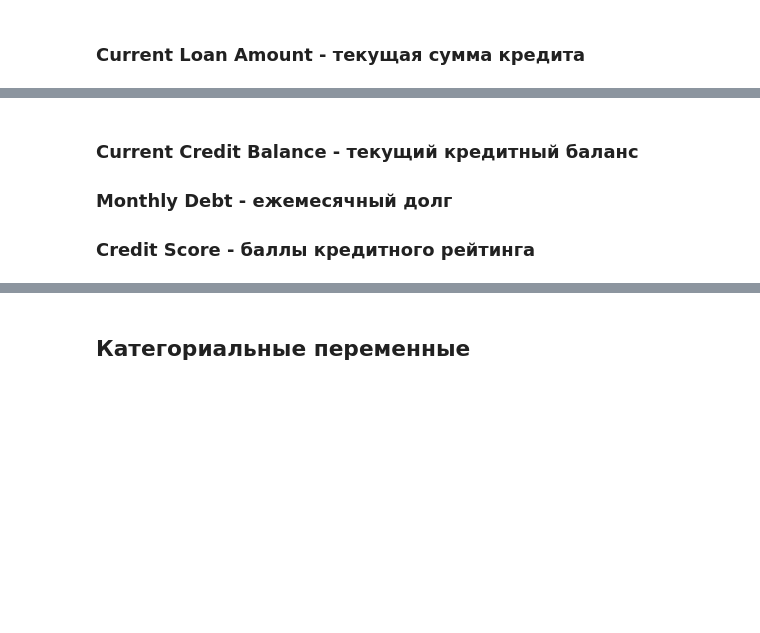
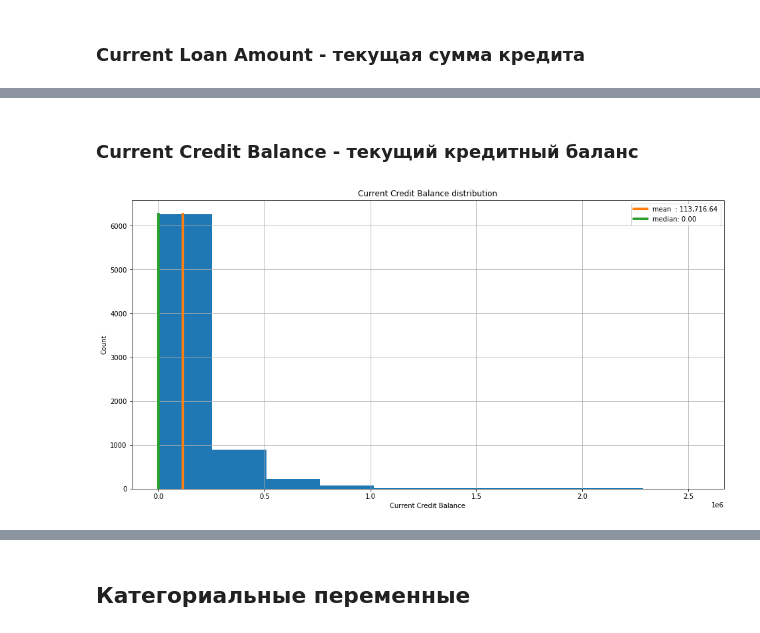
Before and after one commit to alex-chin/GB_LIBS_DS2, a Jupyter notebook: course_project/finBUM.ipynb, the cells around one changed output, grey strips where cells are left out. Saved outputs shown, nothing was run; the diff lists cells and outputs as text; code cells hidden in the pictures; blank space fills up the shorter version.

```diff
--- a/course_project/finBUM.ipynb
+++ b/course_project/finBUM.ipynb
@@ -506,5 +620,7 @@ Name: Current Loan Amount, Length: 870, dtype: float64
 # %% [markdown]
 
 ### Current Credit Balance - текущий кредитный баланс
-### Monthly Debt - ежемесячный долг
-### Credit Score - баллы кредитного рейтинга
+# %%
+first_look(df_train['Current Credit Balance'])
+# %% [output]
+[figure, added]
```
Also changed, not shown: parts of 85 cells of this notebook, 15 other files.
